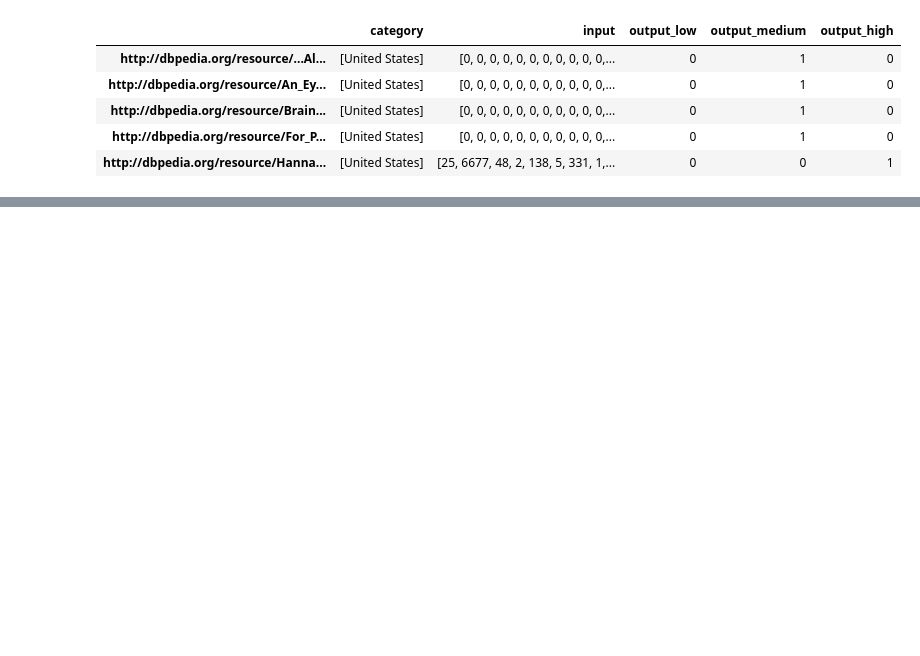
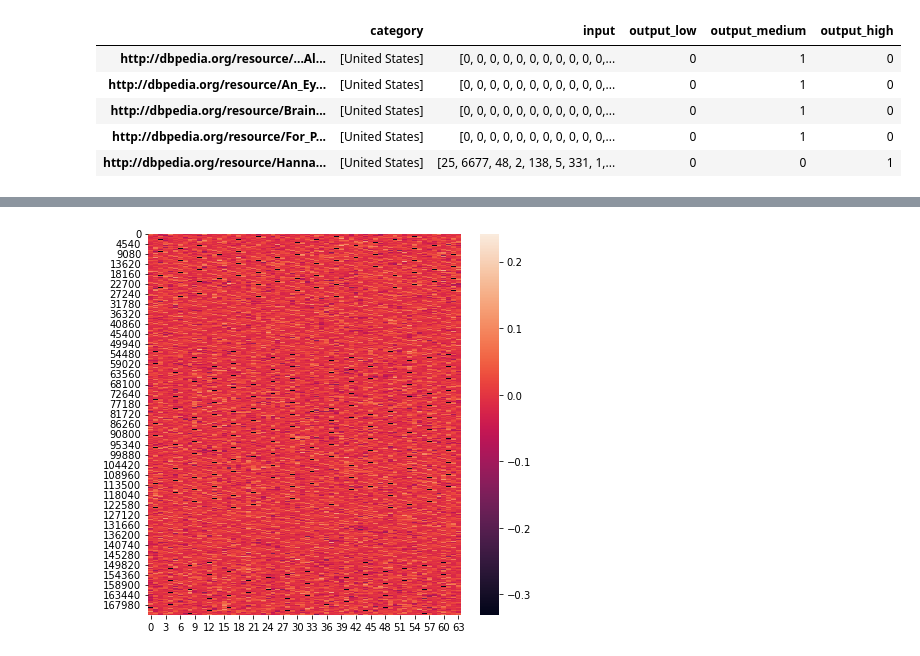
Before and after one commit to MHaurel/nn-concept-interpreter, a Jupyter notebook: visualizer/Embedding-Layer.ipynb, the cells around one changed output, grey strips where cells are left out. Drawn from its saved outputs; the diff is of its cells as text; code cells hidden in the pictures; blank space fills up the shorter version.

```diff
--- a/visualizer/Embedding-Layer.ipynb
+++ b/visualizer/Embedding-Layer.ipynb
@@ -37,7 +37,11 @@ df.head()
 | http://dbpedia.org/resource/Brain... | [United States] | [0, 0, 0, 0, 0, 0, 0, 0, 0, 0, 0,... | 0 | 1 | 0 |
 | http://dbpedia.org/resource/For_P... | [United States] | [0, 0, 0, 0, 0, 0, 0, 0, 0, 0, 0,... | 0 | 1 | 0 |
 | http://dbpedia.org/resource/Hanna... | [United States] | [25, 6677, 48, 2, 138, 5, 331, 1,... | 0 | 0 | 1 |
+# %%
+category = "France"
+dfc = df[df.category.apply(lambda x: category in x)]
+dfc.shape
 # %%
-inputs = [x for x in df.input]
+inputs = [x for x in dfc.input]
 activations = new_model.predict(inputs)
 activations.shape
@@ -60,0 +65,3 @@ pd.DataFrame(activations).head()
+# %%
+emb_activations = pd.DataFrame(activations)
+emb_activations.shape
@@ -60,0 +89,6 @@ pd.DataFrame(activations).head()
+# %%
+plt.figure(figsize=(7,7))
+sns.heatmap(emb_activations.T)
+plt.show()
+# %% [output]
+[figure, added]
```
Also changed, not shown: parts of 11 cells of this notebook, 12 other files.
